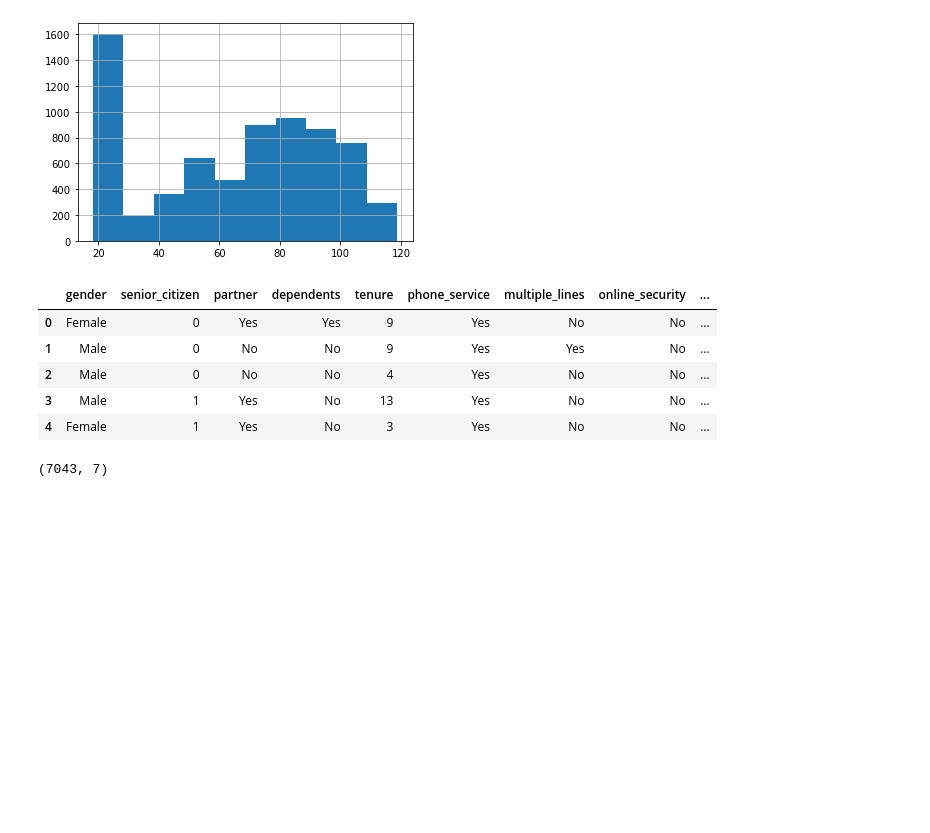
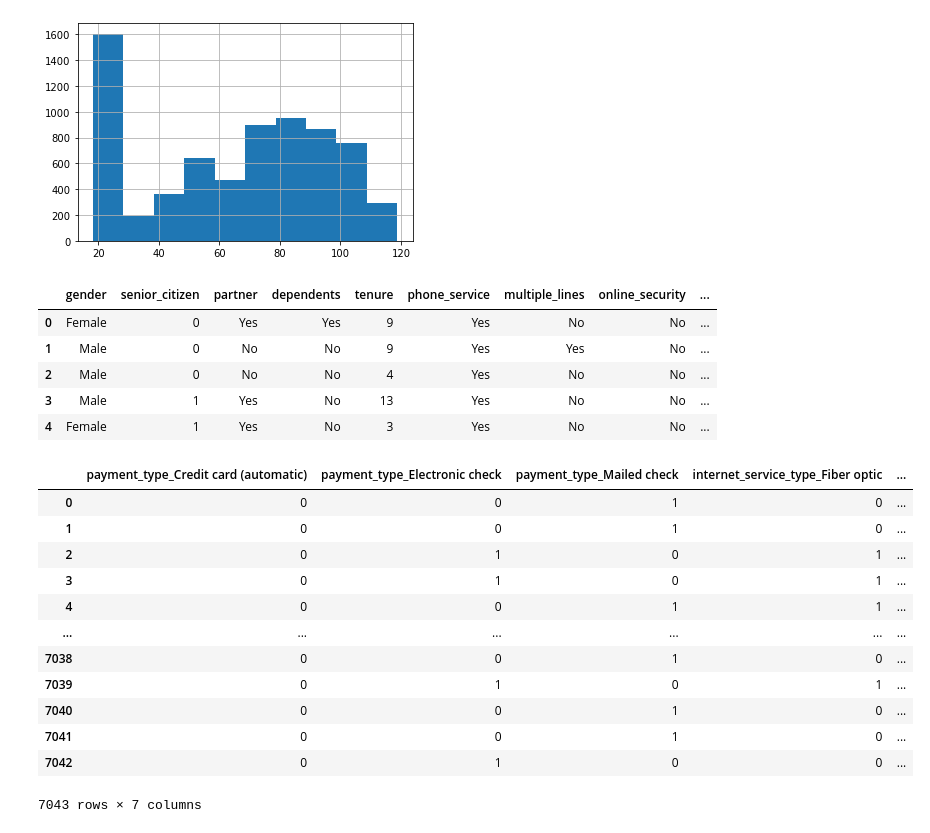
Before and after one commit to MatthewL09/classification-exercises, a Jupyter notebook: classification-exercises.ipynb, the cells around one changed output. Saved outputs shown, nothing was run; the diff lists cells and outputs as text; code cells hidden in the pictures; blank space fills up the shorter version.

```diff
--- a/classification-exercises.ipynb
+++ b/classification-exercises.ipynb
@@ -629,9 +629,21 @@ dummy_df = pd.get_dummies(df[['payment_type', 'internet_service_type', 'contract
                          dummy_na = False,
                          drop_first = [True, True, True])
 # %%
-dummy_df.shape
+dummy_df
 # %% [output]
+|  | payment_type_Credit card (automatic) | payment_type_Electronic check | payment_type_Mailed check | internet_service_type_Fiber optic | ... |
+| 0 | 0 | 0 | 1 | 0 | ... |
+| 1 | 0 | 0 | 1 | 0 | ... |
+| 2 | 0 | 1 | 0 | 1 | ... |
+| 3 | 0 | 1 | 0 | 1 | ... |
+| 4 | 0 | 0 | 1 | 1 | ... |
+| ... | ... | ... | ... | ... | ... |
+| 7038 | 0 | 0 | 1 | 0 | ... |
+| 7039 | 0 | 1 | 0 | 1 | ... |
+| 7040 | 0 | 0 | 1 | 0 | ... |
+| 7041 | 0 | 0 | 1 | 0 | ... |
+| 7042 | 0 | 1 | 0 | 0 | ... |
-(7043, 7)
+7043 rows × 7 columns
 # %%
 df = pd.concat([df, dummy_df], axis = 1)
 # %%
```
Also changed, not shown: parts of 7 cells of this notebook.
